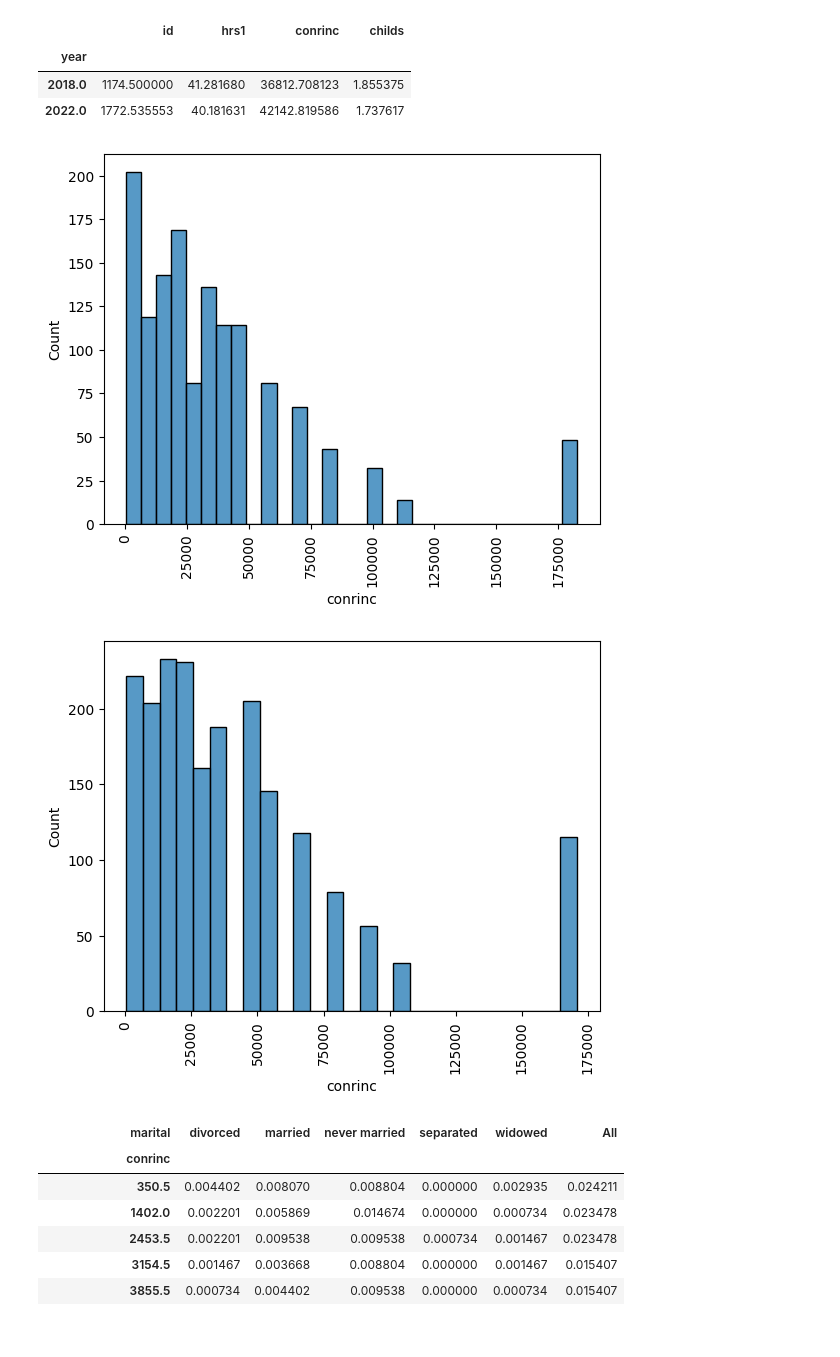
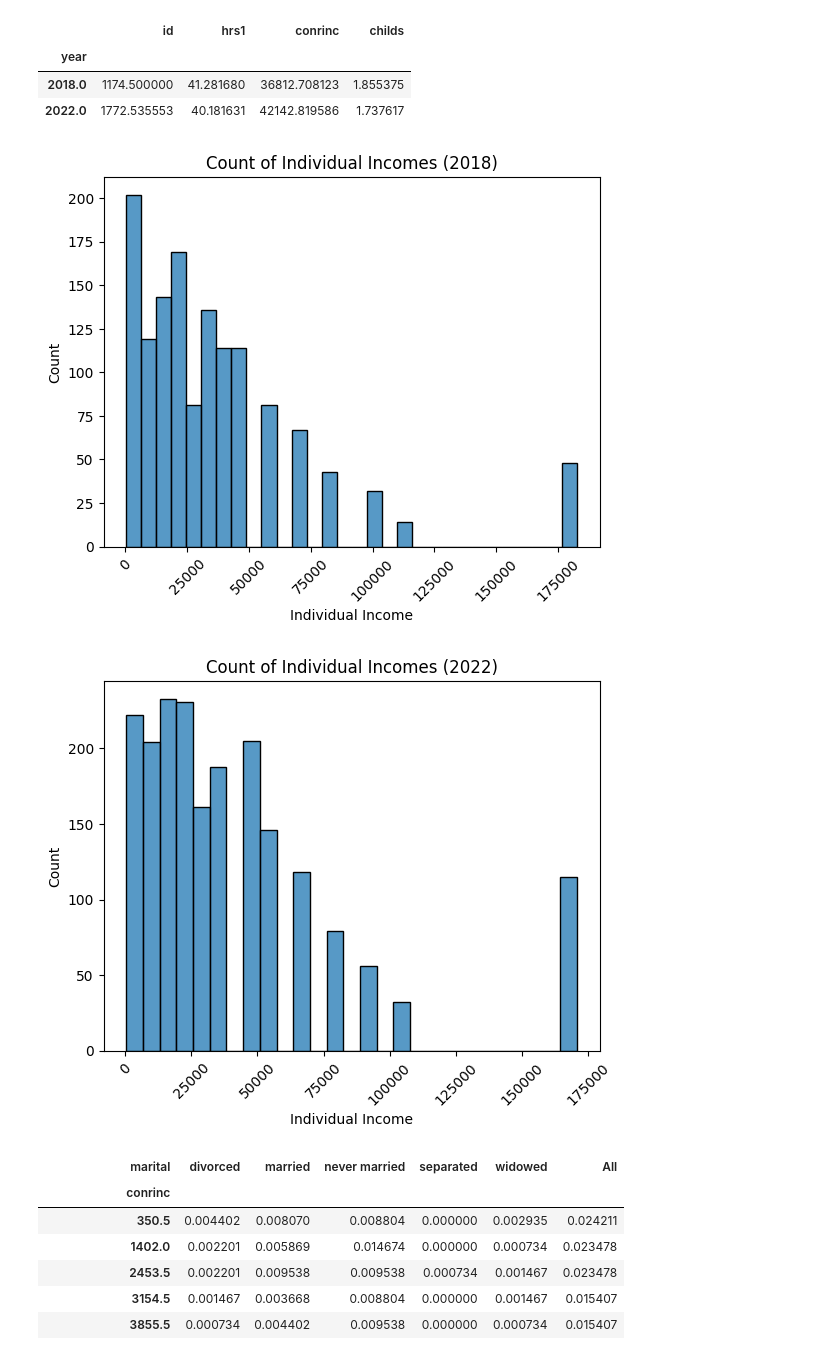
Before and after one commit to imdressel/project_gss, a Jupyter notebook: GSS_Rhiannon's_part.ipynb, the cells around one changed output. Saved outputs shown, nothing was run; the diff lists cells and outputs as text; code cells hidden in the pictures.

```diff
--- a/GSS_Rhiannon's_part.ipynb
+++ b/GSS_Rhiannon's_part.ipynb
@@ -49,17 +52,23 @@ df.groupby('year').mean()
 # %%
  #Graph for 2018 income
 sns.histplot(df18['conrinc'])
-plt.xticks(rotation=90)
+plt.title('Count of Individual Incomes (2018)')
+plt.xlabel('Individual Income')
+plt.ylabel('Count')
+plt.xticks(rotation=45)
 plt.show()
 # %% [output]
-[figure, old version]
+[figure, new version]
 # %%
 #Graph for 2022 income
 sns.histplot(df22['conrinc'])
-plt.xticks(rotation=90)
+plt.title('Count of Individual Incomes (2022)')
+plt.xlabel('Individual Income')
+plt.ylabel('Count')
+plt.xticks(rotation=45)
 plt.show()
 # %% [output]
-[figure, old version]
+[figure, new version]
 # %%
 #Cross-tabbing marital status w/ income in 2018
 pd.crosstab(df18['conrinc'], df18['marital'],margins=True,normalize=True)
```
Also changed, not shown: parts of 12 cells of this notebook.
